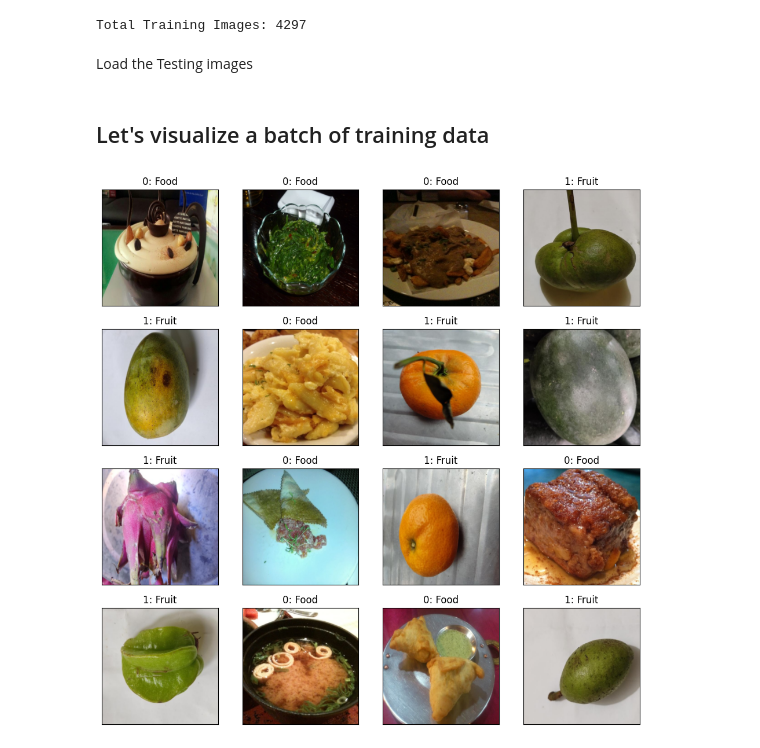
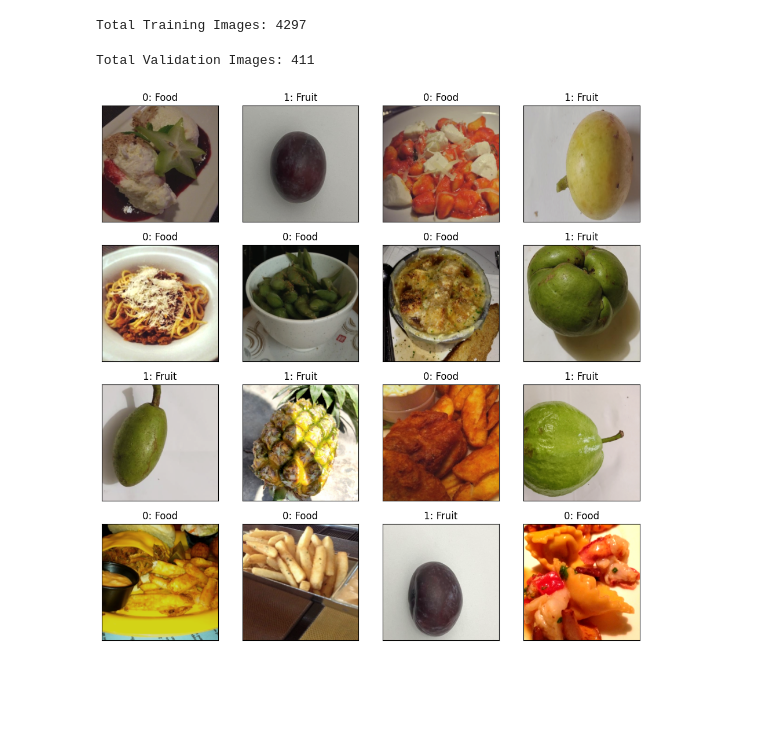
Before and after one commit to Omar-Elhakim/Food-Fruit-Recognition, a Jupyter notebook: Binary-Food-Fruit-Classification.ipynb, the cells around one changed output. Drawn from its saved outputs; the diff is of its cells as text; code cells hidden in the pictures; blank space fills up the shorter version.

Commit message:
Binary-Food-Fruit-Classification | Model A

```diff
--- a/Binary-Food-Fruit-Classification.ipynb
+++ b/Binary-Food-Fruit-Classification.ipynb
@@ -18,5 +27,0 @@ for fruit in fruits:
-# %%
-transforms = transforms.Compose([
-    transforms.Resize((224, 224)),
-    transforms.ToTensor()
-])
@@ -25,3 +28,18 @@ Load the Training images
+# %%
+data_transforms = {
+    'train': transforms.Compose([
+        transforms.RandomResizedCrop(224, scale=(0.6, 1.0)),
+        transforms.RandomHorizontalFlip(),
+        transforms.ColorJitter(brightness=0.2, contrast=0.2, saturation=0.2),
+        transforms.ToTensor(),
+        transforms.Normalize([0.485, 0.456, 0.406], [0.229, 0.224, 0.225])
+    ]),
+    'val': transforms.Compose([
+        transforms.Resize((224, 224)),
+        transforms.ToTensor(),
+        transforms.Normalize([0.485, 0.456, 0.406], [0.229, 0.224, 0.225])
+    ]),
+}
 # %%
 def ignore_masks(path):
     return "mask" not in path.lower()
@@ -51,44 +68,52 @@ train_loader = DataLoader(
 )
 # %% [output]
 Total Training Images: 4297
-# %% [markdown]
-Load the Testing images
 # %%
-val_food = datasets.ImageFolder(
-    "Project Data/Food/Validation",
-    transform=transforms,
+val_food_dataset = datasets.ImageFolder(
+    root=val_food_path,
+    transform=data_transforms['val'],
     target_transform=lambda y: 0
 )
-val_fruit = datasets.ImageFolder(
-    "Project Data/Fruit/Validation",
-    transform=transforms,
+
+val_fruit_dataset = datasets.ImageFolder(
+    root=val_fruit_path,
+    transform=data_transforms['val'],
     target_transform=lambda y: 1,
     is_valid_file=ignore_masks
-    )
+)
+full_val_dataset = ConcatDataset([val_food_dataset, val_fruit_dataset])
 
-full_val_dataset = ConcatDataset([val_food, val_fruit])
+print(f"Total Validation Images: {len(full_val_dataset)}")
 
 val_loader = DataLoader(
     full_val_dataset,
     batch_size=32,
     shuffle=False
 )
+# %% [output]
+Total Validation Images: 411
-# %% [markdown]
-## Let's visualize a batch of training data
 # %%
+import numpy as np
+norm_mean = [0.485, 0.456, 0.406]
+norm_std = [0.229, 0.224, 0.225]
+def imshow(inp, title=None):
+    inp = inp.numpy().transpose((1, 2, 0))
+    mean = np.array(norm_mean)
+    std = np.array(norm_std)
+    inp = std * inp + mean
+    inp = np.clip(inp, 0, 1)
+    plt.imshow(inp)
+    if title:
+        plt.title(title)
+
 data_iter = iter(train_loader)
 images, labels = next(data_iter)
+class_names = {0: 'Food', 1: 'Fruit'}
 
-class_names = {0: 'Food', 1: 'Fruit'}
 fig = plt.figure(figsize=(12, 12))
-
-for i in range(16):
+for i in range(min(16, len(images))):
     ax = fig.add_subplot(4, 4, i + 1, xticks=[], yticks=[])
-    img_display = images[i].numpy().transpose((1, 2, 0))
-    plt.imshow(img_display)
-    label_id = labels[i].item()
-    ax.set_title(f"{label_id}: {class_names[label_id]}")
-
+    imshow(images[i], title=f"{labels[i].item()}: {class_names[labels[i].item()]}")
 plt.show()
 # %% [output]
-[figure, old version]
+[figure, new version]
```
Also changed, not shown: parts of 17 cells of this notebook.
